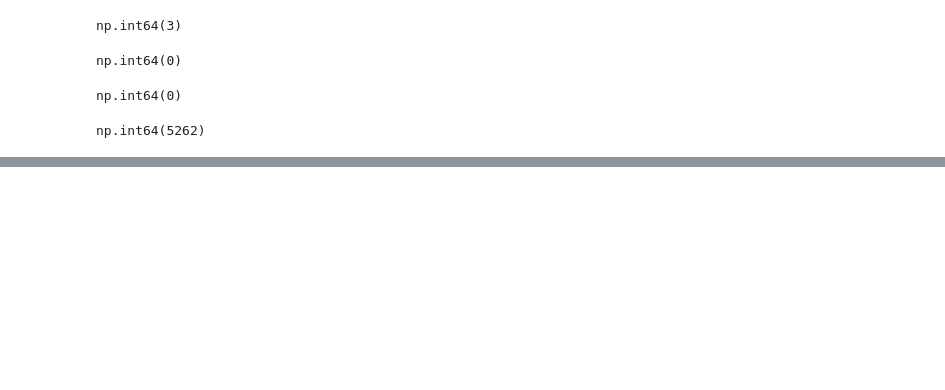
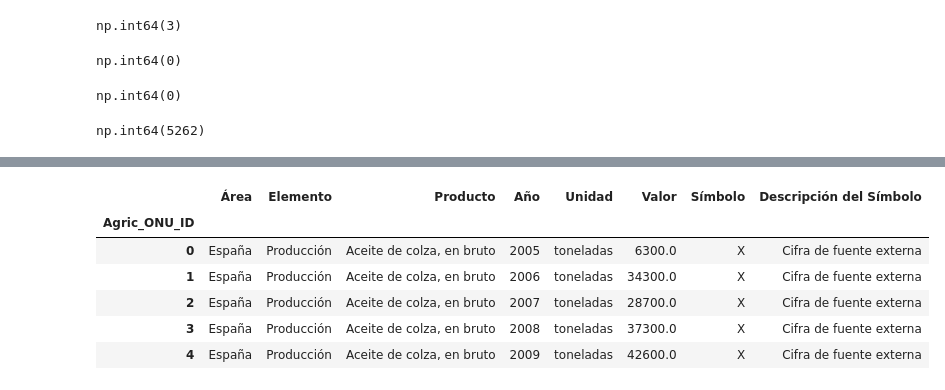
Before and after one commit to RosaSierr0609/Impacto-del-clima-en-la-agricultura-, a Jupyter notebook: 1. Exploración_preprocesamiento.ipynb, the cells around one changed output, grey strips where cells are left out. Saved outputs shown, nothing was run; the diff lists cells and outputs as text; code cells hidden in the pictures; blank space fills up the shorter version.

```diff
--- a/1. Exploración_preprocesamiento.ipynb
+++ b/1. Exploración_preprocesamiento.ipynb
@@ -262,0 +263,3 @@ agric_ESP.describe()
+# %%
+#Creación de copias para comenzar a eliminar las columnas que no son necesarias.
+agric_ONU_copia = agric_ONU.copy()
@@ -262,0 +282,16 @@ agric_ESP.describe()
+# %%
+#Conservación de las columnas Area, Elemento, Producción, Año, Unidad, Valor, Simbolo y Descripción del Símbolo, y elimino las demás.
+agric_ONU_final = agric_ONU_copia.drop(columns=['Código del ámbito','Ámbito', 'Código del área (M49)', 'Código del elemento', 'Código del producto (CPC)', 'Código del año', 'Nota'] )
+# %%
+#Creación de índice
+agric_ONU_final.index.name = 'Agric_ONU_ID'
+# %%
+agric_ONU_final.head()
+# %% [output]
+|  | Área | Elemento | Producto | Año | Unidad | Valor | Símbolo | Descripción del Símbolo |
+| Agric_ONU_ID |  |  |  |  |  |  |  |  |
+| 0 | España | Producción | Aceite de colza, en bruto | 2005 | toneladas | 6300.0 | X | Cifra de fuente externa |
+| 1 | España | Producción | Aceite de colza, en bruto | 2006 | toneladas | 34300.0 | X | Cifra de fuente externa |
+| 2 | España | Producción | Aceite de colza, en bruto | 2007 | toneladas | 28700.0 | X | Cifra de fuente externa |
+| 3 | España | Producción | Aceite de colza, en bruto | 2008 | toneladas | 37300.0 | X | Cifra de fuente externa |
+| 4 | España | Producción | Aceite de colza, en bruto | 2009 | toneladas | 42600.0 | X | Cifra de fuente externa |
```
Also changed, not shown: parts of 22 cells of this notebook.
